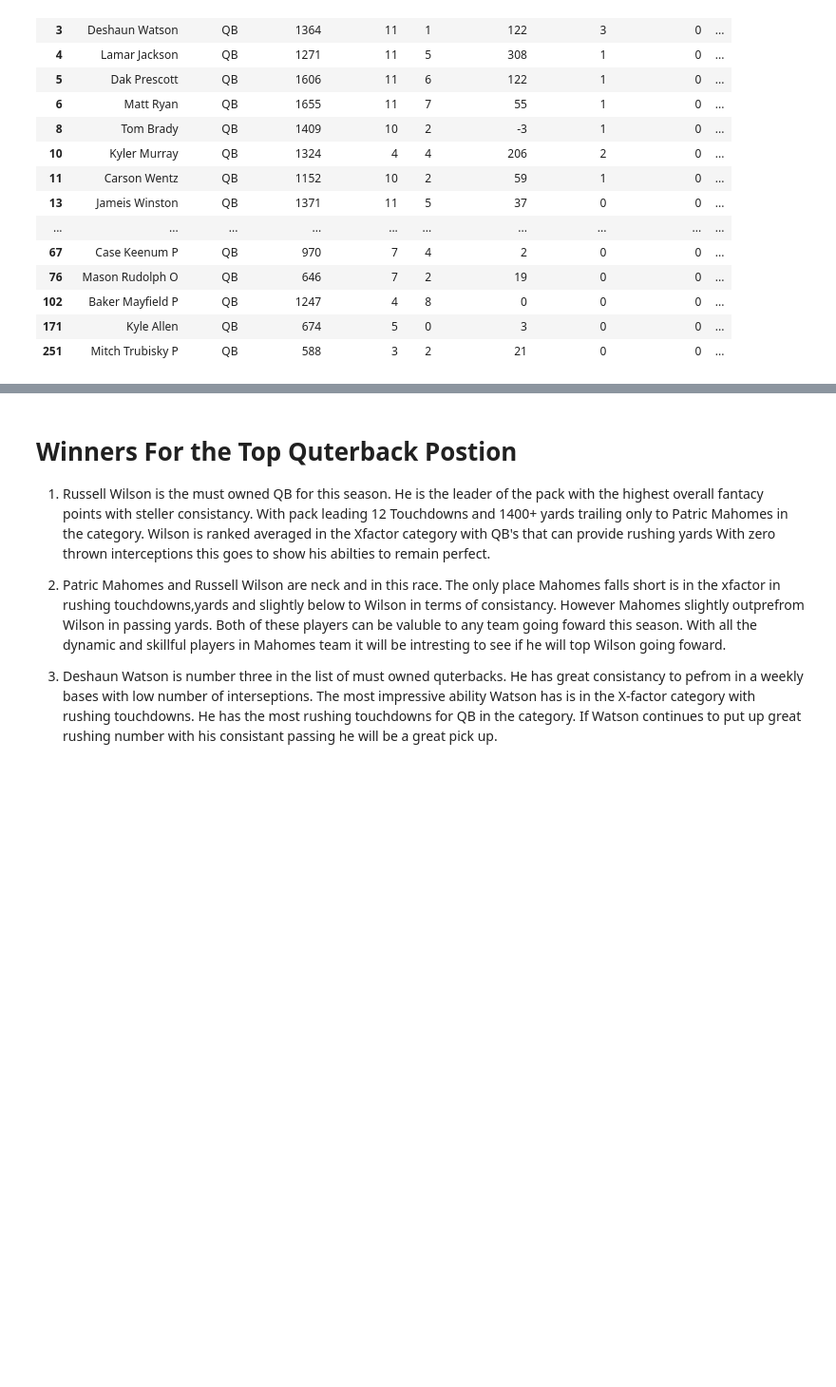
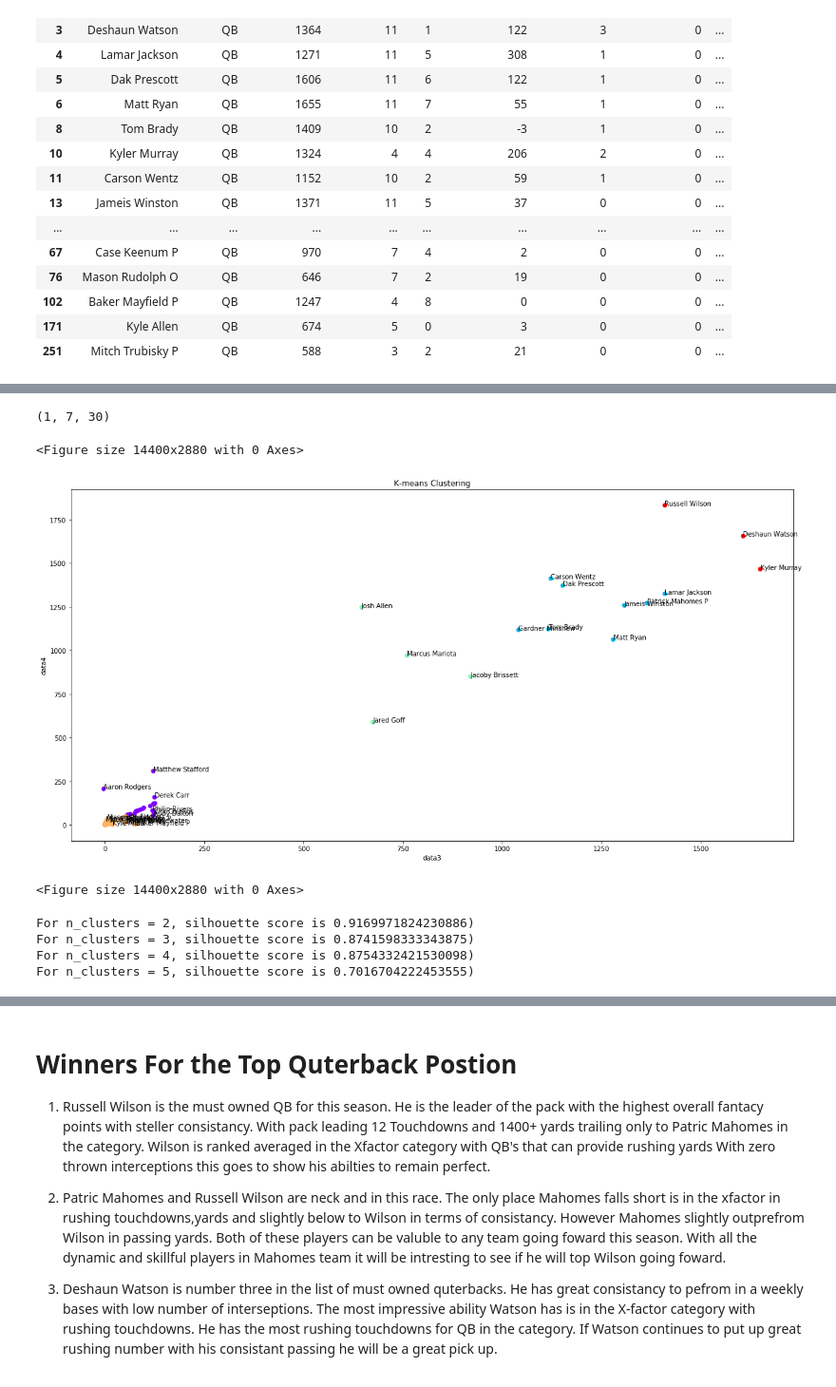
Before and after one commit to anuliyan/NFL-Fantacy, a Jupyter notebook: NFL_Fantacy-checkpoint.ipynb, the cells around one changed output, grey strips where cells are left out. Shown at 95% size. Saved outputs shown, nothing was run; the diff lists cells and outputs as text; code cells hidden in the pictures; blank space fills up the shorter version.

```diff
--- a/NFL_Fantacy-checkpoint.ipynb
+++ b/NFL_Fantacy-checkpoint.ipynb
@@ -351,3 +351,0 @@ QB_YDS=QB_YDS[['Player_Name','Passing_YDS','Passing_TD','INT','Rushing_Yards','R
-# %%
-QB_YDS['stats'] = (QB_YDS['Passing_YDS']+QB_YDS['Rushing_Yards'])+(QB_YDS['Passing_TD']+QB_YDS['Rushing_TD']/QB_YDS['INT']>1)
-QB_YDS['constitancy'] = QB_YDS['FPTS']/QB_YDS['FPTS/G']
@@ -363,0 +354,8 @@ See the caveats in the documentation: http://pandas.pydata.org/pandas-docs/stabl
+# %%
+from numpy import array
+from numpy import vstack
+
+a1 = array([QB_Stats])
+a2 = array([QB_Const])
+
+QB_Rating = np.column_stack((a1,a2))
@@ -363,0 +382,9 @@ See the caveats in the documentation: http://pandas.pydata.org/pandas-docs/stabl
+# %%
+#Reshape into 2d
+
+QB_Rating.shape =()
+# %% [output]
+(1, 7, 30)
+# %%
+#Reshape into 2d
+QB_Rating=QB_Rating.reshape([105,2])
@@ -363,0 +398,40 @@ See the caveats in the documentation: http://pandas.pydata.org/pandas-docs/stabl
+# %%
+name = np.array(QB_YDS['Player_Name'])
+num_clusters = [2,3,4,5]
+
+for cluster in num_clusters:
+    kmeans = KMeans(cluster)
+    kmeans.fit(QB_Rating)
+
+x_coords=QB_Rating[:,0]
+y_coords=QB_Rating[:,1]
+
+fig, ax1 = plt.subplots(1, figsize=(20, 10))
+ax1.scatter(x_coords,y_coords, c=kmeans.labels_, cmap='rainbow')
+ax1.set_xlabel("data3")
+ax1.set_ylabel("data4")
+ax1.set_title("K-means Clustering")
+for i, txt in enumerate(name):
+    ax1.annotate(txt,(x_coords[i], y_coords[i]))
+plt.figure(figsize=(200,40))
+# %% [output]
+<Figure size 14400x2880 with 0 Axes>
+[figure, added]
+<Figure size 14400x2880 with 0 Axes>
+# %%
+from sklearn.cluster import KMeans
+from sklearn.metrics import silhouette_score
+
+num_clusters = [2,3,4,5]
+for n_clusters in num_clusters:
+    clusterer = KMeans (n_clusters=n_clusters)
+    preds = clusterer.fit_predict(QB_Rating)
+    centers = clusterer.cluster_centers_
+
+    score = silhouette_score (QB_Rating, preds, metric='euclidean')
+    print("For n_clusters = {}, silhouette score is {})".format(n_clusters, score))
+# %% [output]
+For n_clusters = 2, silhouette score is 0.9169971824230886)
+For n_clusters = 3, silhouette score is 0.8741598333343875)
+For n_clusters = 4, silhouette score is 0.8754332421530098)
+For n_clusters = 5, silhouette score is 0.7016704222453555)
```
Also changed, not shown: parts of 15 cells of this notebook.
